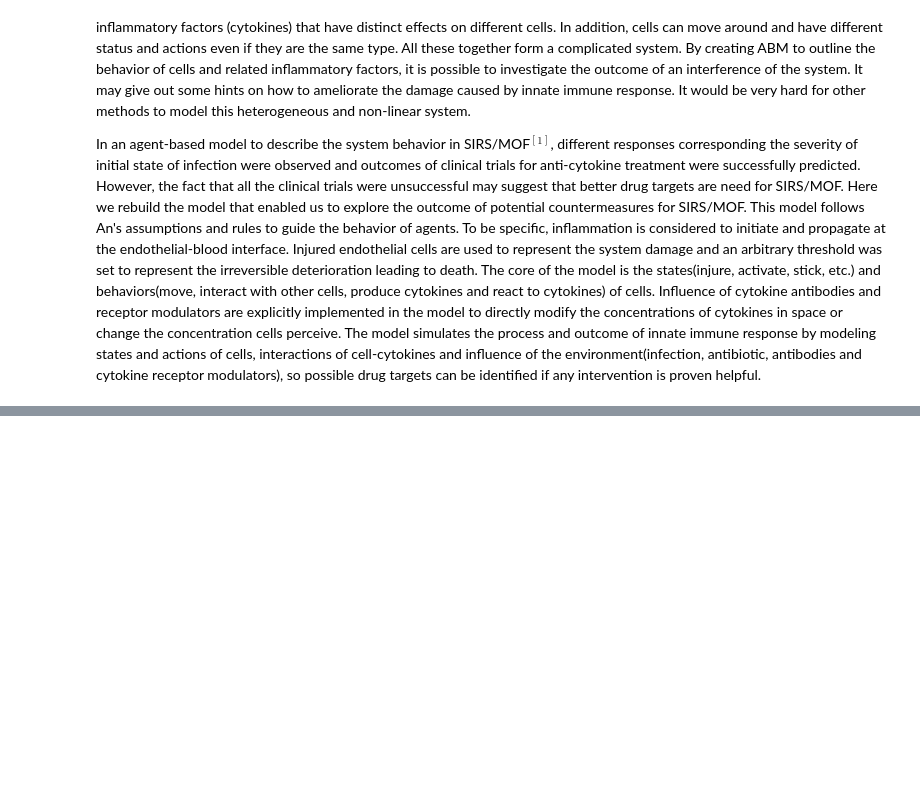
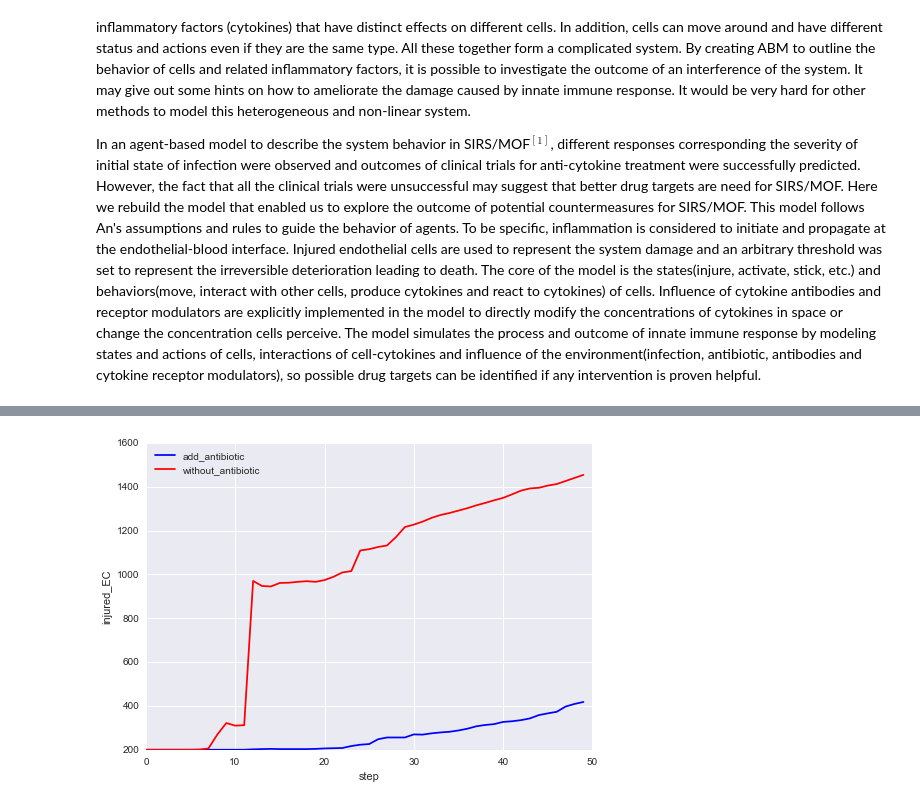
Before and after one commit to yayazhai/COMPLXSYS530, a Jupyter notebook: Innate_Immune_Response_Project/Innate_immune_response_model-Final.ipynb, the cells around one changed output, grey strips where cells are left out. Saved outputs shown, nothing was run; the diff lists cells and outputs as text; code cells hidden in the pictures; blank space fills up the shorter version.

```diff
--- a/Innate_Immune_Response_Project/Innate_immune_response_model-Final.ipynb
+++ b/Innate_Immune_Response_Project/Innate_immune_response_model-Final.ipynb
@@ -1252,5 +28,0 @@ m7 = Model(grid_size = 10, num_PMN = 5, num_Mono = 5,num_TH0 = 5, num_TH1 = 3, n
-# %%
-for x in xrange(200):
-    m7.step()
-    if(x % 10 == 0):
-        print m7.system_damage
@@ -1278,7 +28,0 @@ for x in xrange(200):
-# %%
-for x in xrange(200):
-    m7.step()
-    if(m7.system_damage>0.4):
-        m7.antibiotic = 0.1
-    if(x % 10 == 0):
-        print m7.system_damage
@@ -1387,0 +1112,28 @@ Thank Michael Bommarito and Sarah Cherng, the instructors of the course CSCS530,
+# %%
+# Experiment of using antibiotic
+nsteps = 50
+m1 = Model(grid_size = 50, num_infection = 200, diffusion_rate=0.01)
+use_antibiotic = False
+for step in xrange(nsteps):
+    m1.step()
+    # Conditions to use antibiotic
+    if(not use_antibiotic):
+        if(m1.system_damage>0.2):
+            m1.antibiotic = 0.1
+            use_antibiotic = True
+# %%
+# Experiment do not use antibiotic
+nsteps = 50
+m2 = Model(grid_size = 50, num_infection = 200, diffusion_rate=0.01)
+use_antibiotic = False
+for step in xrange(nsteps):
+    m2.step()
+# %%
+plt.plot(xrange(nsteps),m1.history_injured_EC, 'b-', label = 'add_antibiotic')
+plt.plot(xrange(nsteps), m2.history_injured_EC, 'r-', label = 'without_antibiotic')
+plt.legend(loc='upper left')
+plt.xlabel('step')
+plt.ylabel('injured_EC')
+plt.show()
+# %% [output]
+[figure, added]
```
Also changed, not shown: parts of 51 cells of this notebook.
